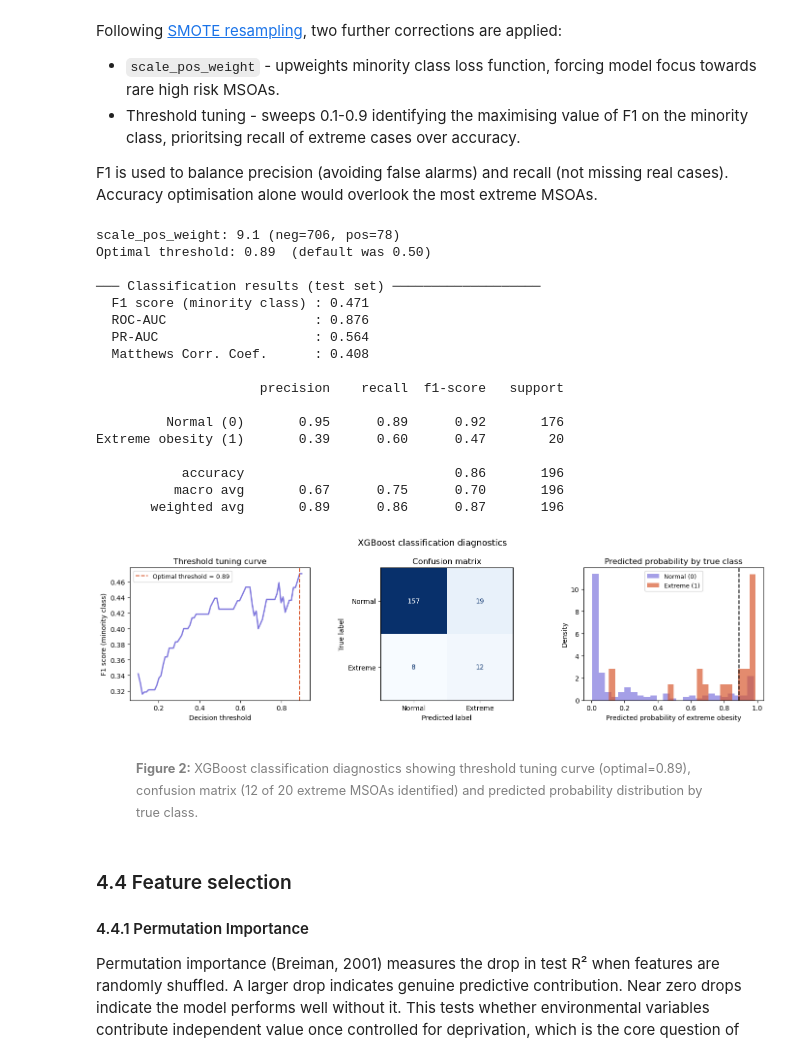
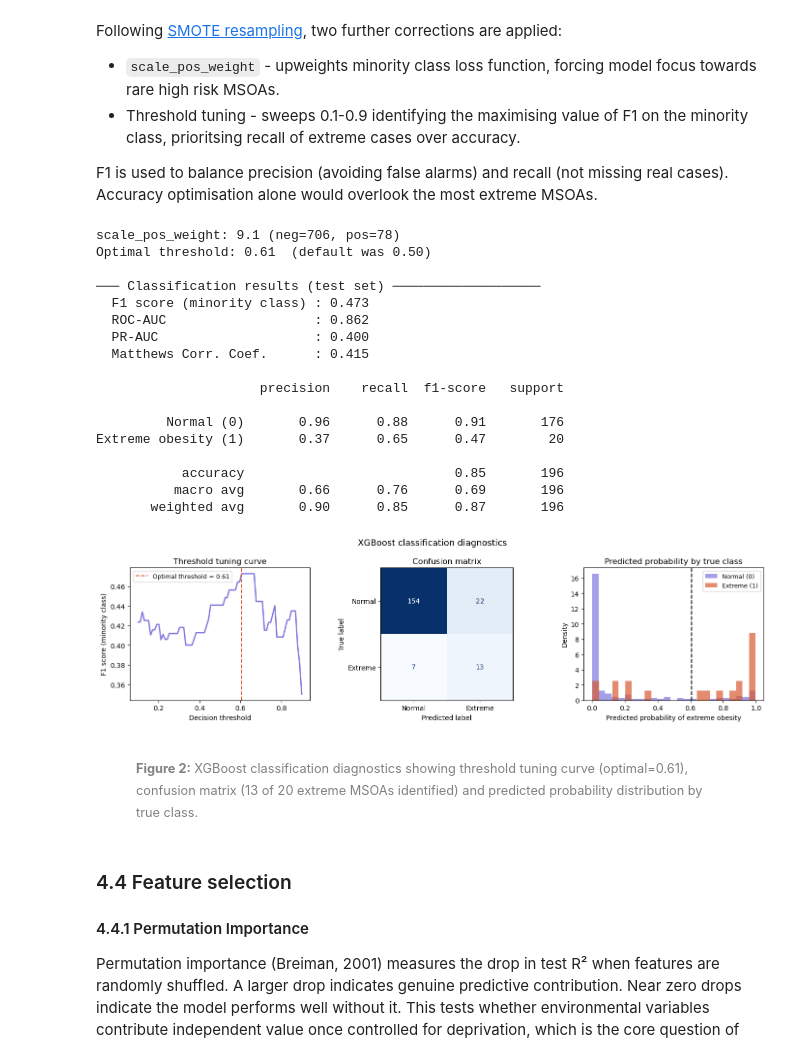
Before and after one commit to pjmcn83/childhood-obesity-london, a Jupyter notebook: child-obesity-london-main.ipynb, the cells around one changed output. Drawn from its saved outputs; the diff is of its cells as text; code cells hidden in the pictures.

Commit message:
Final submission

```diff
--- a/child-obesity-london-main.ipynb
+++ b/child-obesity-london-main.ipynb
@@ -141,8 +141,7 @@ Preprocessing has been handled in a separate notebook available from ___git hub
 ### 4.2 Preparation: Data Load
 # %%
 # ── Load from GitHub (update URL to your own repo before submission) ──────────
-#GITHUB_RAW_URL = "https://raw.githubusercontent.com/YOUR_USERNAME/YOUR_REPO/main/data/london_obesity_master_dataset.csv"
-GITHUB_RAW_URL = r"./data/processed/london_obesity_master_dataset.csv"
+GITHUB_RAW_URL = "https://raw.githubusercontent.com/pjmcn83/childhood-obesity-london/refs/heads/main/data/processed/london_obesity_master_dataset.csv"
 
 df = pd.read_csv(GITHUB_RAW_URL)
 # %% [markdown]
@@ -432,7 +430,7 @@ xgb_clf = XGBClassifier(
     reg_lambda          = 1.0,
     scale_pos_weight    = scale_pos_weight,
     random_state        = 42,
-    early_stopping_rounds = 30,
+    #early_stopping_rounds = 30,  # commented out as caused fluctuations in results for submission, performance is better without this
     eval_metric         = 'aucpr',   # area under precision-recall — better than AUC for imbalanced
     verbosity           = 0
 )
@@ -480,48 +478,48 @@ axes[0].axvline(best_threshold, color='#D85A30', linestyle='--', linewidth=1.5,
 axes[0].set_xlabel('Decision threshold')
 axes[0].set_ylabel('F1 score (minority class)')
 axes[0].set_title('Threshold tuning curve')
 axes[0].legend(fontsize=9)
 
 # Confusion matrix
 cm = confusion_matrix(y_clf_test, y_clf_pred)
 disp = ConfusionMatrixDisplay(cm, display_labels=['Normal', 'Extreme'])
 disp.plot(ax=axes[1], colorbar=False, cmap='Blues')
 axes[1].set_title('Confusion matrix')
 
 # Probability distribution by class
 axes[2].hist(y_proba[y_clf_test == 0], bins=25, alpha=0.7, color='#7F77DD', label='Normal (0)', density=True)
 axes[2].hist(y_proba[y_clf_test == 1], bins=25, alpha=0.7, color='#D85A30', label='Extreme (1)', density=True)
 axes[2].axvline(best_threshold, color='black', linestyle='--', linewidth=1.5)
 axes[2].set_xlabel('Predicted probability of extreme obesity')
 axes[2].set_ylabel('Density')
 axes[2].set_title('Predicted probability by true class')
 axes[2].legend(fontsize=9)
 
 plt.tight_layout()
 plt.show()
 # %% [output]
 scale_pos_weight: 9.1 (neg=706, pos=78)
-Optimal threshold: 0.89  (default was 0.50)
+Optimal threshold: 0.61  (default was 0.50)
 
 ─── Classification results (test set) ───────────────────
-  F1 score (minority class) : 0.471
-  ROC-AUC                   : 0.876
-  PR-AUC                    : 0.564
-  Matthews Corr. Coef.      : 0.408
+  F1 score (minority class) : 0.473
+  ROC-AUC                   : 0.862
+  PR-AUC                    : 0.400
+  Matthews Corr. Coef.      : 0.415
 
                      precision    recall  f1-score   support
 
-         Normal (0)       0.95      0.89      0.92       176
-Extreme obesity (1)       0.39      0.60      0.47        20
+         Normal (0)       0.96      0.88      0.91       176
+Extreme obesity (1)       0.37      0.65      0.47        20
 
-           accuracy                           0.86       196
-          macro avg       0.67      0.75      0.70       196
-       weighted avg       0.89      0.86      0.87       196
+           accuracy                           0.85       196
+          macro avg       0.66      0.76      0.69       196
+       weighted avg       0.90      0.85      0.87       196
-[figure, old version]
+[figure, new version]
 # %% [markdown]
 <figure id="fig-classification-diag">
 <figcaption style="font-size: 0.85em; color: gray;">
-<strong>Figure 2:</strong> XGBoost classification diagnostics showing threshold tuning curve (optimal=0.89), confusion matrix (12 of 20 extreme MSOAs identified) and predicted probability distribution by true class.
+<strong>Figure 2:</strong> XGBoost classification diagnostics showing threshold tuning curve (optimal=0.61), confusion matrix (13 of 20 extreme MSOAs identified) and predicted probability distribution by true class.
 </figcaption>
 </figure>
 # %% [markdown]
```
Also changed, not shown: parts of 7 cells of this notebook, 2 other files.
